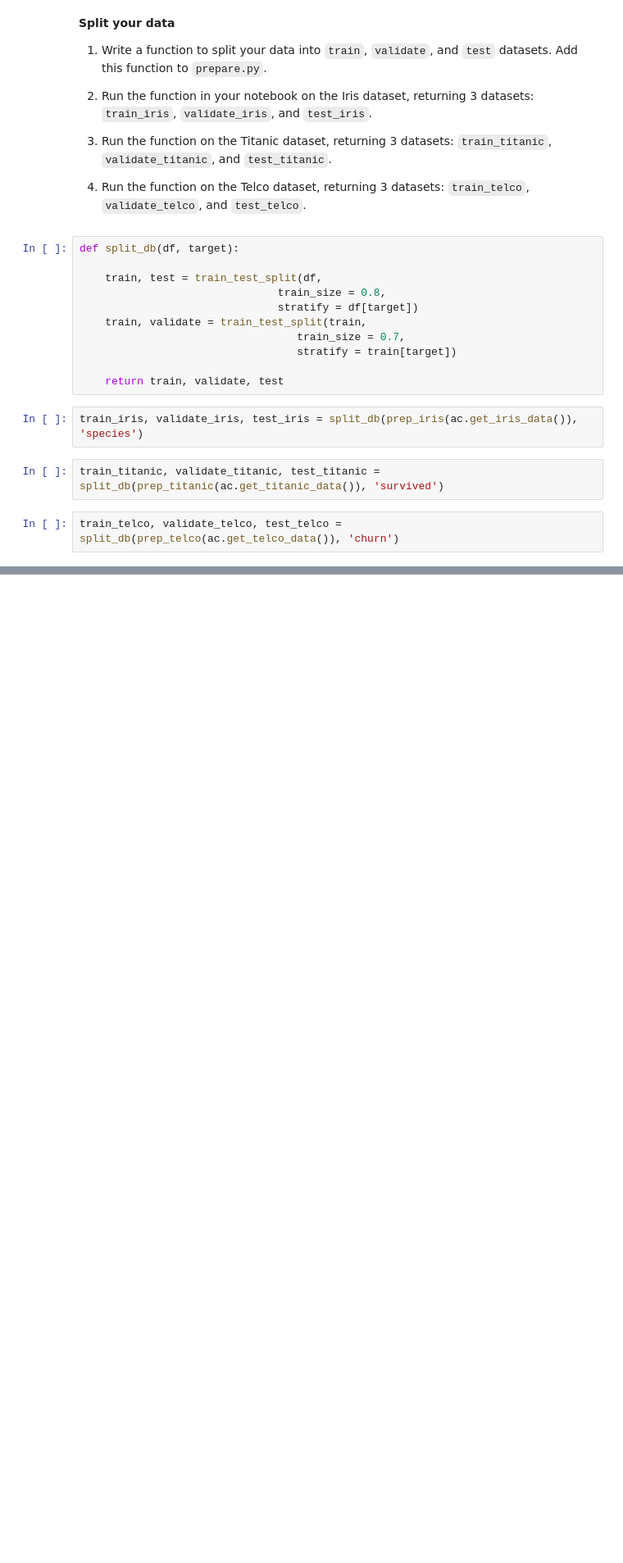
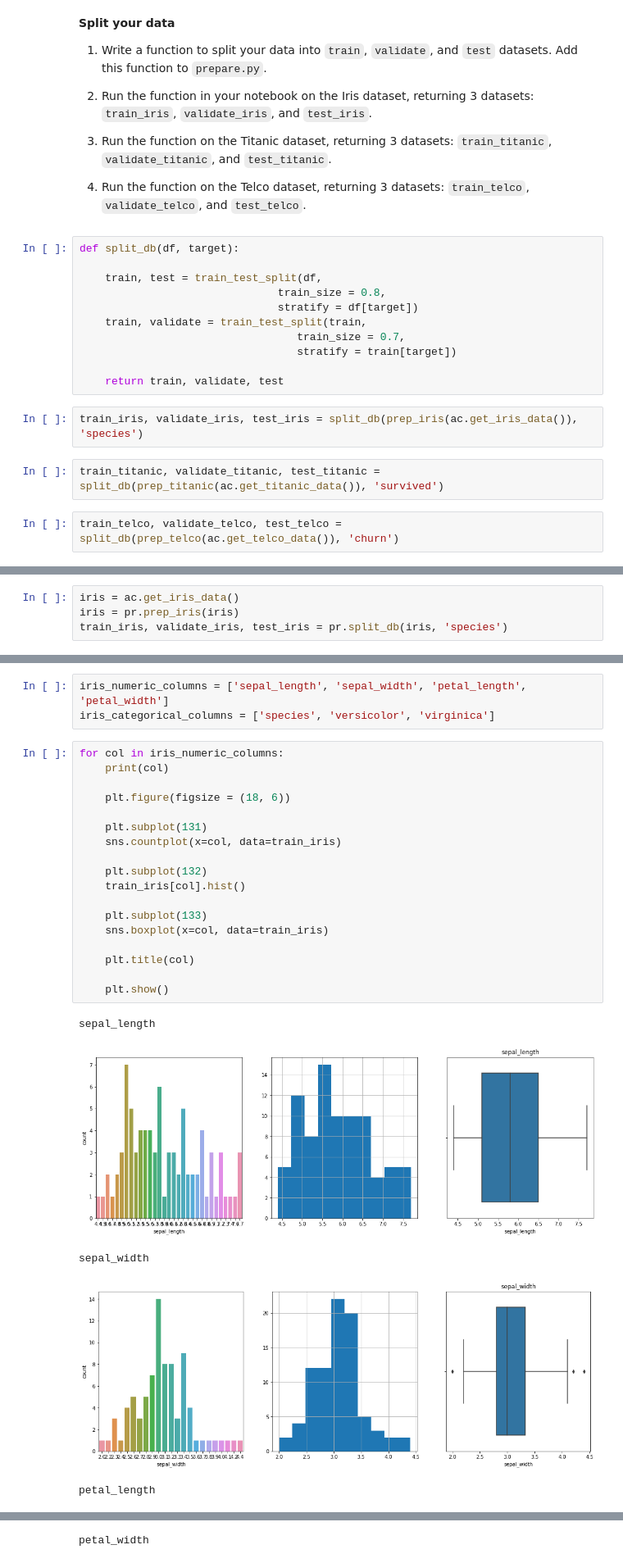
Before and after one commit to nadia-paz/classification-exercises, a Jupyter notebook: classification_exercises.ipynb, the cells around one changed output, grey strips where cells are left out. Shown at 82% size. Cells and saved outputs as stored; diff of their text form; blank space fills up the shorter version.

```diff
--- a/classification_exercises.ipynb
+++ b/classification_exercises.ipynb
@@ -656,0 +623,4 @@ train_telco, validate_telco, test_telco = split_db(prep_telco(ac.get_telco_data(
+# %%
+iris = ac.get_iris_data()
+iris = pr.prep_iris(iris)
+train_iris, validate_iris, test_iris = pr.split_db(iris, 'species')
@@ -656,0 +662,27 @@ train_telco, validate_telco, test_telco = split_db(prep_telco(ac.get_telco_data(
+# %%
+iris_numeric_columns = ['sepal_length', 'sepal_width', 'petal_length', 'petal_width']
+iris_categorical_columns = ['species', 'versicolor', 'virginica']
+# %%
+for col in iris_numeric_columns:
+    print(col)
+
+    plt.figure(figsize = (18, 6))
+
+    plt.subplot(131)
+    sns.countplot(x=col, data=train_iris)
+
+    plt.subplot(132)
+    train_iris[col].hist()
+
+    plt.subplot(133)
+    sns.boxplot(x=col, data=train_iris)
+
+    plt.title(col)
+
+    plt.show()
+# %% [output]
+sepal_length
+[figure, added]
+sepal_width
+[figure, added]
+petal_length
@@ -656,0 +690 @@ train_telco, validate_telco, test_telco = split_db(prep_telco(ac.get_telco_data(
+petal_width
```
Also changed, not shown: parts of 55 cells of this notebook.
